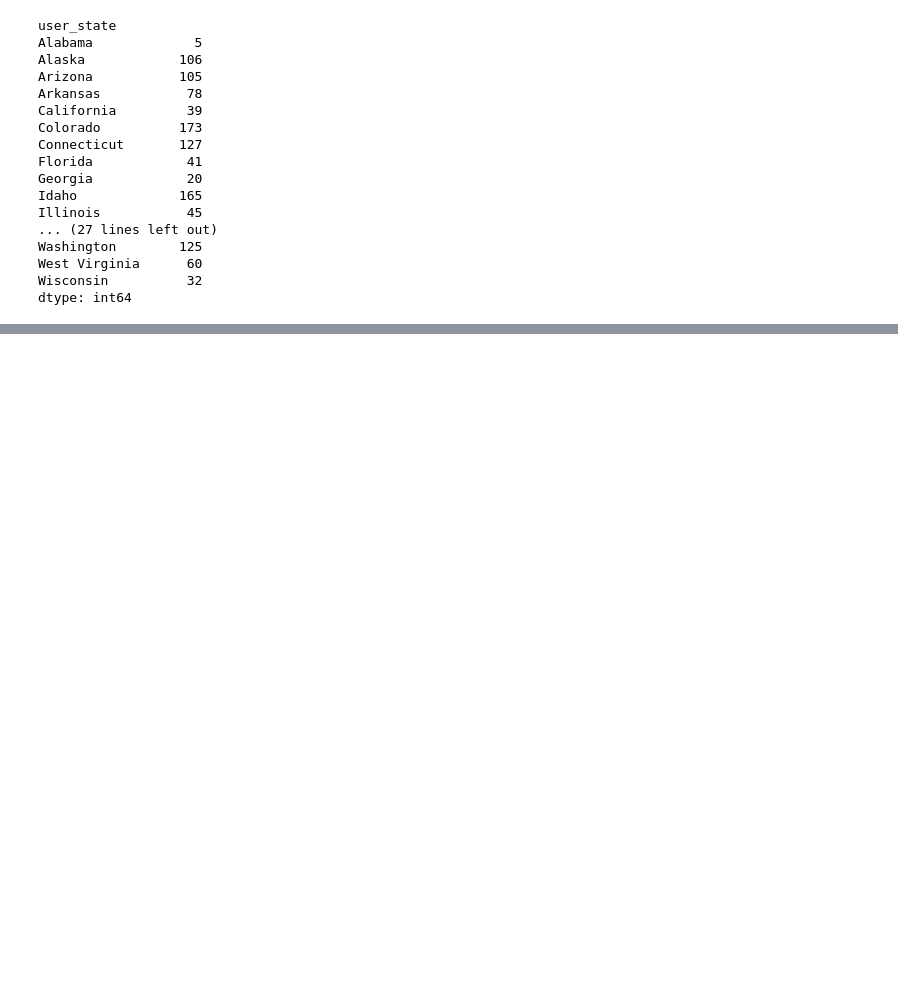
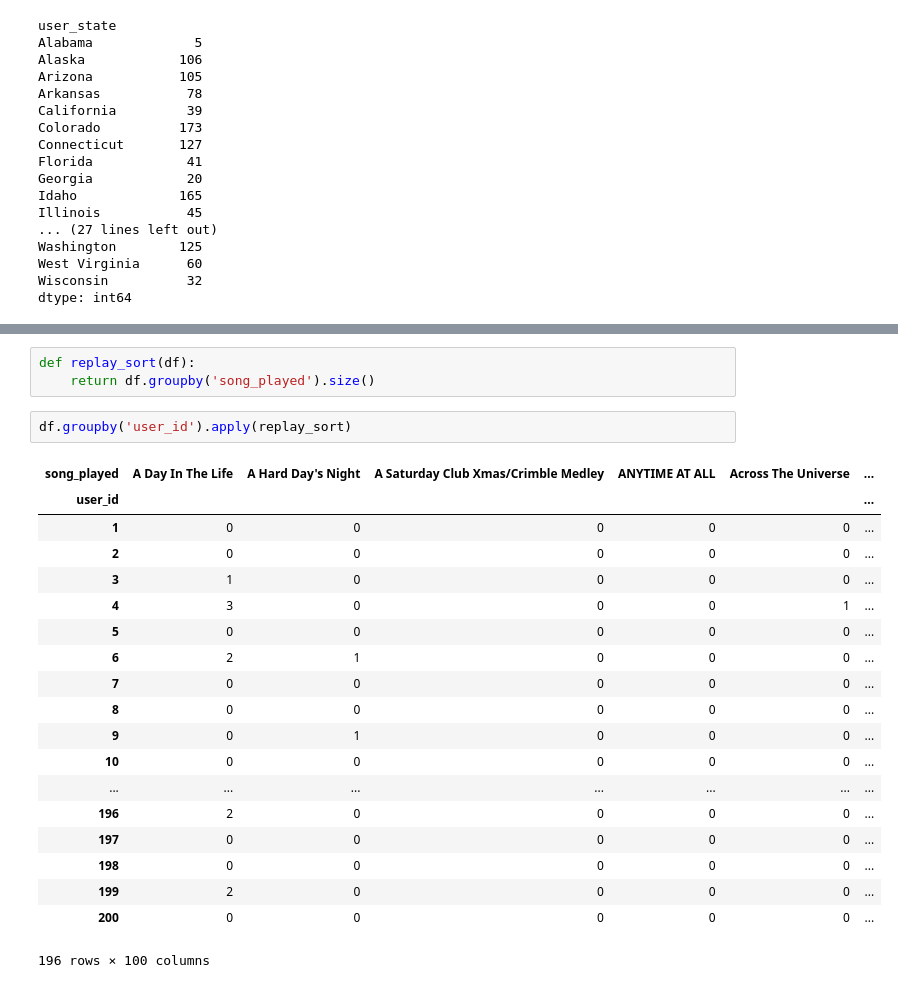
Before and after one commit to anhquan0412/pandas_practice, a Jupyter notebook: song_recommender.ipynb, the cells around one changed output, grey strips where cells are left out. Saved outputs shown, nothing was run; the diff lists cells and outputs as text; blank space fills up the shorter version.

Commit message:
suggestion for song recommendation

```diff
--- a/song_recommender.ipynb
+++ b/song_recommender.ipynb
@@ -172,0 +177,25 @@ dtype: int64
+# %%
+def replay_sort(df):
+    return df.groupby('song_played').size()
+# %%
+df.groupby('user_id').apply(replay_sort)
+# %% [output]
+| song_played | A Day In The Life | A Hard Day's Night | A Saturday Club Xmas/Crimble Medley | ANYTIME AT ALL | Across The Universe | ... |
+| user_id |  |  |  |  |  | ... |
+| 1 | 0 | 0 | 0 | 0 | 0 | ... |
+| 2 | 0 | 0 | 0 | 0 | 0 | ... |
+| 3 | 1 | 0 | 0 | 0 | 0 | ... |
+| 4 | 3 | 0 | 0 | 0 | 1 | ... |
+| 5 | 0 | 0 | 0 | 0 | 0 | ... |
+| 6 | 2 | 1 | 0 | 0 | 0 | ... |
+| 7 | 0 | 0 | 0 | 0 | 0 | ... |
+| 8 | 0 | 0 | 0 | 0 | 0 | ... |
+| 9 | 0 | 1 | 0 | 0 | 0 | ... |
+| 10 | 0 | 0 | 0 | 0 | 0 | ... |
+| ... | ... | ... | ... | ... | ... | ... |
+| 196 | 2 | 0 | 0 | 0 | 0 | ... |
+| 197 | 0 | 0 | 0 | 0 | 0 | ... |
+| 198 | 0 | 0 | 0 | 0 | 0 | ... |
+| 199 | 2 | 0 | 0 | 0 | 0 | ... |
+| 200 | 0 | 0 | 0 | 0 | 0 | ... |
+196 rows × 100 columns
```
Also changed, not shown: parts of 4 cells of this notebook.
